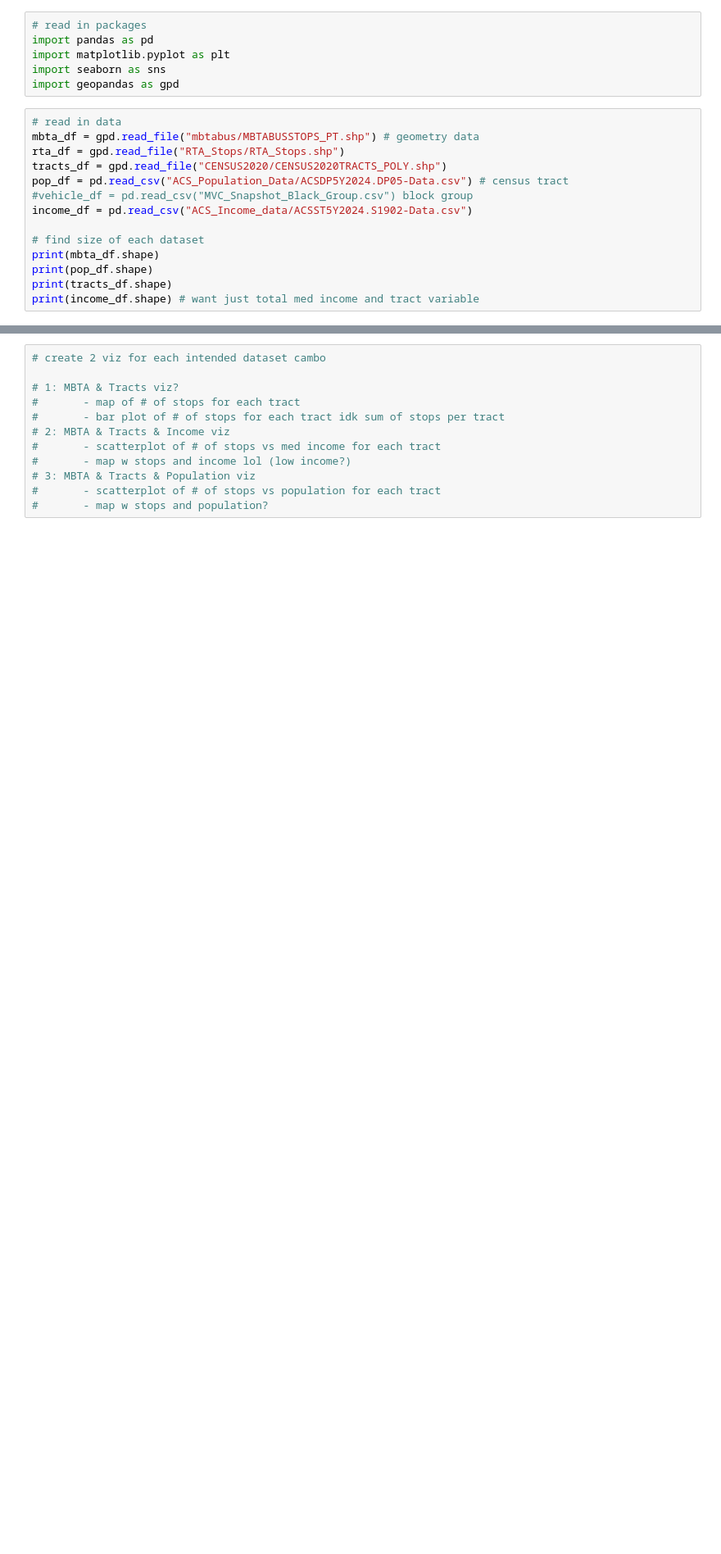
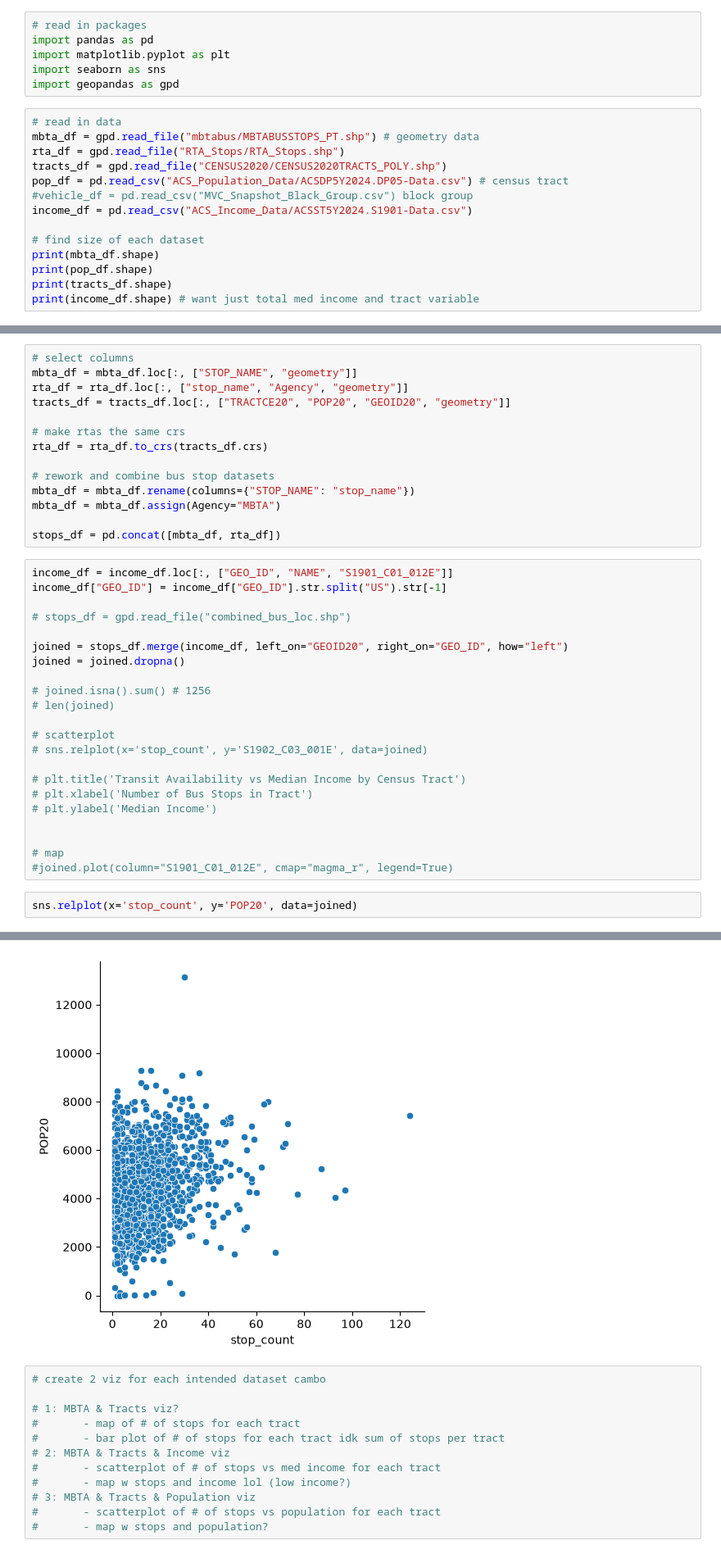
Before and after one commit to acpatwari/TRANSIT_PROJ_CS163, a Jupyter notebook: epa.ipynb, the cells around one changed output, grey strips where cells are left out. Shown at 82% size. Drawn from its saved outputs; the diff is of its cells as text; blank space fills up the shorter version.

Commit message:
Second commit: initial plots and EDA finished

```diff
--- a/epa.ipynb
+++ b/epa.ipynb
@@ -11,7 +11,7 @@ rta_df = gpd.read_file("RTA_Stops/RTA_Stops.shp")
 tracts_df = gpd.read_file("CENSUS2020/CENSUS2020TRACTS_POLY.shp")
 pop_df = pd.read_csv("ACS_Population_Data/ACSDP5Y2024.DP05-Data.csv") # census tract
 #vehicle_df = pd.read_csv("MVC_Snapshot_Black_Group.csv") block group
-income_df = pd.read_csv("ACS_Income_data/ACSST5Y2024.S1902-Data.csv")
+income_df = pd.read_csv("ACS_Income_Data/ACSST5Y2024.S1901-Data.csv")
 
 # find size of each dataset
 print(mbta_df.shape)
@@ -131,0 +53,39 @@ Length: 171, dtype: int64
+# %%
+# select columns
+mbta_df = mbta_df.loc[:, ["STOP_NAME", "geometry"]]
+rta_df = rta_df.loc[:, ["stop_name", "Agency", "geometry"]]
+tracts_df = tracts_df.loc[:, ["TRACTCE20", "POP20", "GEOID20", "geometry"]]
+
+# make rtas the same crs
+rta_df = rta_df.to_crs(tracts_df.crs)
+
+# rework and combine bus stop datasets
+mbta_df = mbta_df.rename(columns={"STOP_NAME": "stop_name"})
+mbta_df = mbta_df.assign(Agency="MBTA")
+
+stops_df = pd.concat([mbta_df, rta_df])
+# %%
+income_df = income_df.loc[:, ["GEO_ID", "NAME", "S1901_C01_012E"]]
+income_df["GEO_ID"] = income_df["GEO_ID"].str.split("US").str[-1]
+
+# stops_df = gpd.read_file("combined_bus_loc.shp")
+
+joined = stops_df.merge(income_df, left_on="GEOID20", right_on="GEO_ID", how="left")
+joined = joined.dropna()
+
+# joined.isna().sum() # 1256
+# len(joined)
+
+# scatterplot
+# sns.relplot(x='stop_count', y='S1902_C03_001E', data=joined)
+
+# plt.title('Transit Availability vs Median Income by Census Tract')
+# plt.xlabel('Number of Bus Stops in Tract')
+# plt.ylabel('Median Income')
+
+
+# map
+#joined.plot(column="S1901_C01_012E", cmap="magma_r", legend=True)
+# %%
+sns.relplot(x='stop_count', y='POP20', data=joined)
+# %% [output]
@@ -132,3 +93,4 @@ Length: 171, dtype: int64
+[figure, added]
 # %%
 # create 2 viz for each intended dataset cambo
 
```
Also changed, not shown: parts of 9 cells of this notebook, 10 other files.
